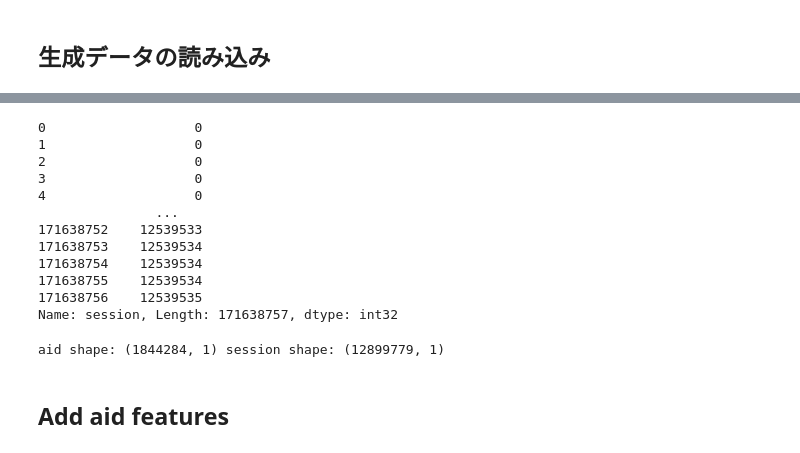
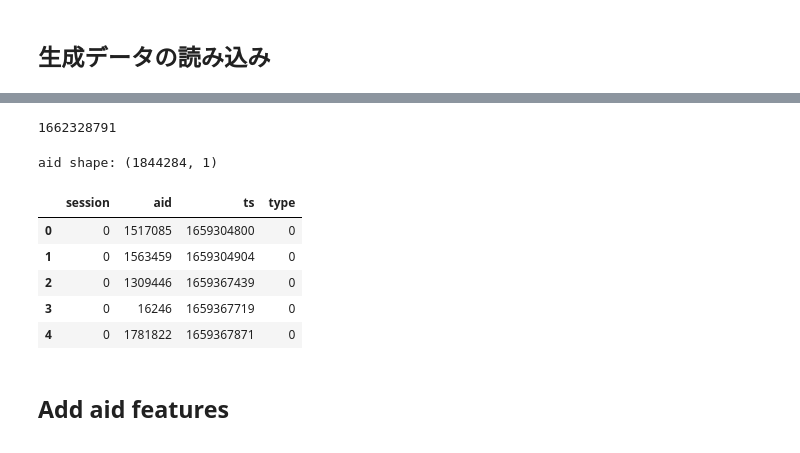
Before and after one commit to tetsuro731/OTTO-kaggle-tetsuro731, a Jupyter notebook: notebook/generate_session_aid_features.ipynb, the cells around one changed output, grey strips where cells are left out. Drawn from its saved outputs; the diff is of its cells as text; code cells hidden in the pictures.

```diff
--- a/notebook/generate_session_aid_features.ipynb
+++ b/notebook/generate_session_aid_features.ipynb
@@ -57,31 +57,30 @@ ts_4weeks = ts_1day * 7 * 4
 #ts_list = [ts_4weeks, ts_3weeks, ts_2weeks, ts_1week]
 week_list = ['4weeks', '2weeks', '1week']
 ts_list = [ts_4weeks, ts_2weeks, ts_1week]
-# %%
-all_df['session']
-# %% [output]
-0                   0
-1                   0
-2                   0
-3                   0
-4                   0
-               ...
-171638752    12539533
-171638753    12539534
-171638754    12539534
-171638755    12539534
-171638756    12539535
-Name: session, Length: 171638757, dtype: int32
+# %%
+all_df['ts'].max()
+# %% [output]
+1662328791
 # %%
 aid_df = pd.DataFrame(all_df['aid'].unique(), columns=["aid"])
-session_df = pd.DataFrame(all_df['session'].unique(), columns=["session"])
-print('aid shape:', aid_df.shape, 'session shape:',session_df.shape)
+#session_df = pd.DataFrame(all_df['session'].unique(), columns=["session"])
+#print('aid shape:', aid_df.shape, 'session shape:',session_df.shape)
+print('aid shape:', aid_df.shape)
 # %% [output]
-aid shape: (1844284, 1) session shape: (12899779, 1)
+aid shape: (1844284, 1)
 # %%
 def type_change(df, column_name, num, change_type):
     df[column_name] = df[column_name].fillna(num).astype(change_type)
     return df
+# %%
+all_df.head()
+# %% [output]
+|  | session | aid | ts | type |
+| 0 | 0 | 1517085 | 1659304800 | 0 |
+| 1 | 0 | 1563459 | 1659304904 | 0 |
+| 2 | 0 | 1309446 | 1659367439 | 0 |
+| 3 | 0 | 16246 | 1659367719 | 0 |
+| 4 | 0 | 1781822 | 1659367871 | 0 |
 # %% [markdown]
 ## Add aid features
 # %%
```
Also changed, not shown: parts of 17 cells of this notebook, 2 other files.
